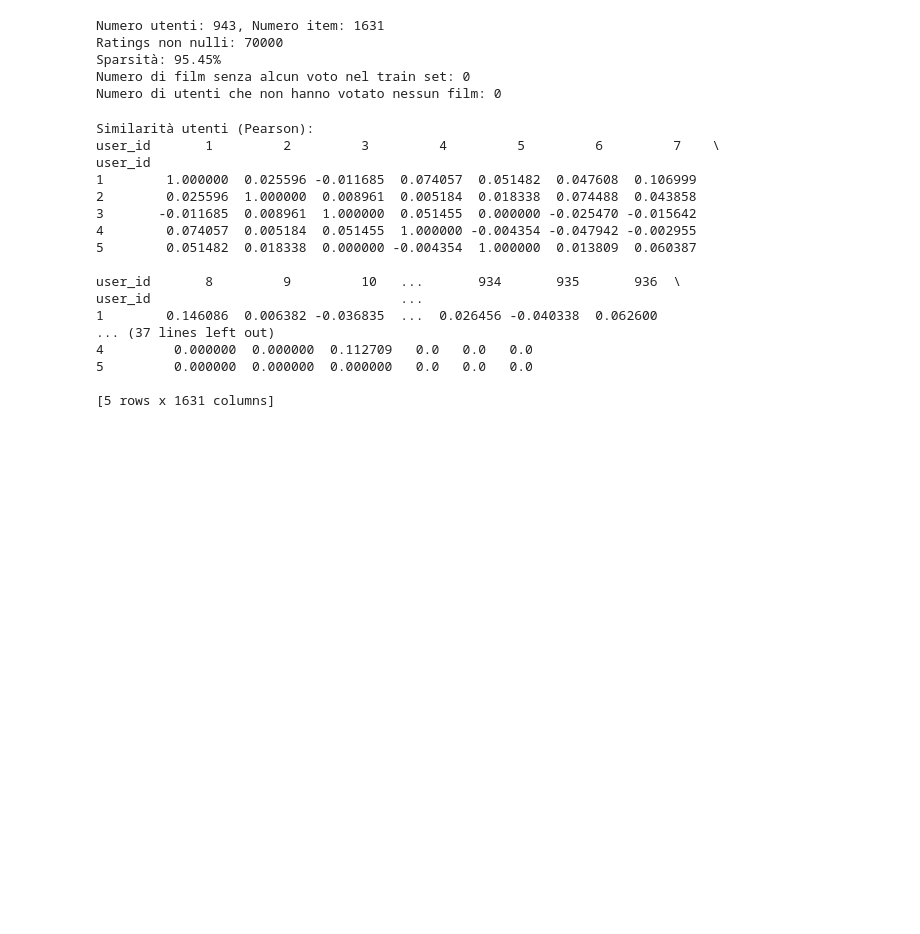
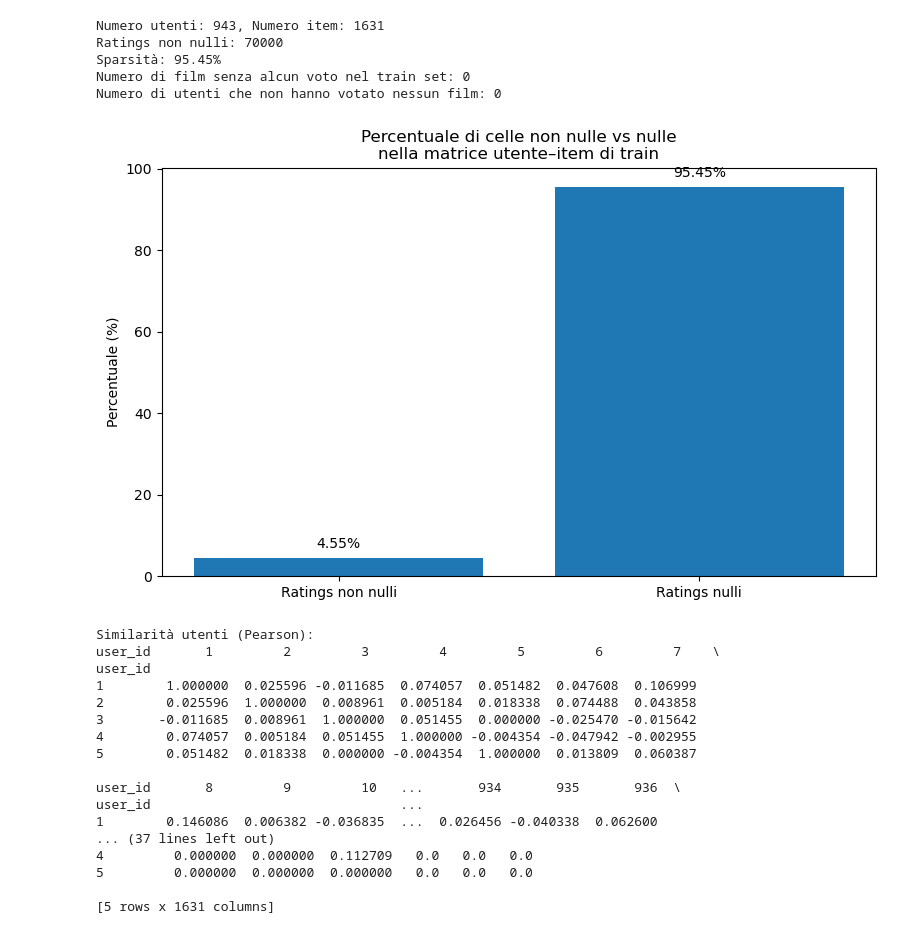
Before and after one commit to ChrisLoc2001/Recommender-Systems, a Jupyter notebook: Hybrid-User-Based/hybrid-user-item-based-ml100k.ipynb, the cells around one changed output. Cells and saved outputs as stored; diff of their text form; code cells hidden in the pictures; blank space fills up the shorter version.

Commit message:
Added some graphics

```diff
--- a/Hybrid-User-Based/hybrid-user-item-based-ml100k.ipynb
+++ b/Hybrid-User-Based/hybrid-user-item-based-ml100k.ipynb
@@ -98,6 +98,44 @@ Ratings non nulli: 70000
 Sparsità: 95.45%
 Numero di film senza alcun voto nel train set: 0
 Numero di utenti che non hanno votato nessun film: 0
+# %%
+import matplotlib.pyplot as plt
+
+# 1. Costruisci la matrice sparse
+train_rating_matrix_raw = train_data.pivot_table(
+    index='user_id', columns='movie_id', values='rating'
+)
+
+# 2. Calcola numeri assoluti e percentuali
+n_users, n_items = train_rating_matrix_raw.shape
+nnz = train_rating_matrix_raw.count().sum()
+total = n_users * n_items
+n_null = total - nnz
+
+perc_non_null = nnz / total * 100
+perc_null     = n_null / total * 100
+
+# 3. Disegna il bar‐chart delle percentuali
+labels = ['Ratings non nulli', 'Ratings nulli']
+values = [perc_non_null, perc_null]
+
+plt.figure(figsize=(8, 5))
+bars = plt.bar(labels, values)
+plt.ylabel('Percentuale (%)')
+plt.title('Percentuale di celle non nulle vs nulle\nnella matrice utente–item di train')
+
+# Annotazioni con valori percentuali
+for bar in bars:
+    h = bar.get_height()
+    plt.annotate(f'{h:.2f}%',
+                 xy=(bar.get_x() + bar.get_width()/2, h),
+                 xytext=(0, 5), textcoords='offset points',
+                 ha='center', va='bottom')
+
+plt.tight_layout()
+plt.show()
+# %% [output]
+[figure, added]
 # %%
 # Sezione 5: Calcolo similarita: per gli utenti usiamo Pearson e per gli item usiamo cosine
 
```
Also changed, not shown: parts of 9 cells of this notebook, 4 other files.
